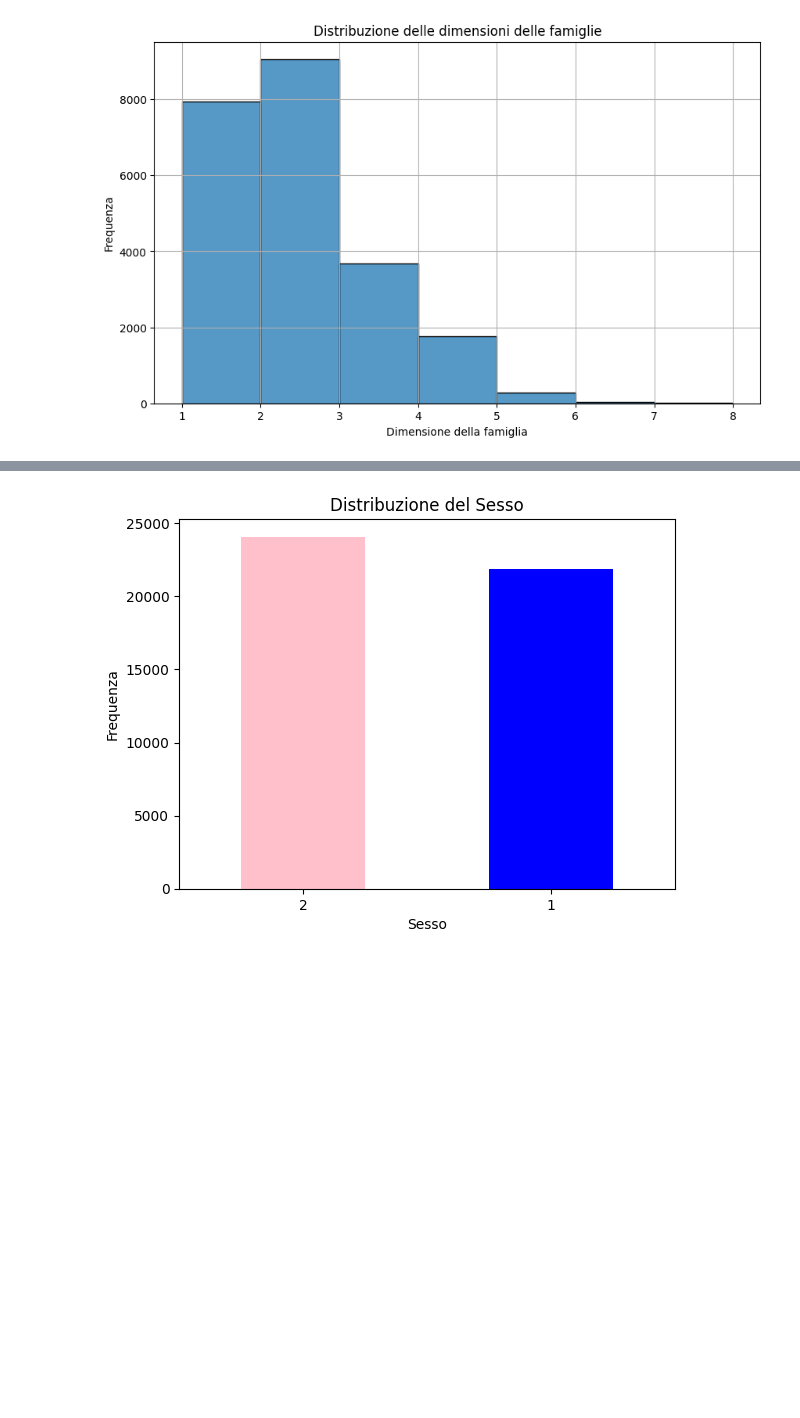
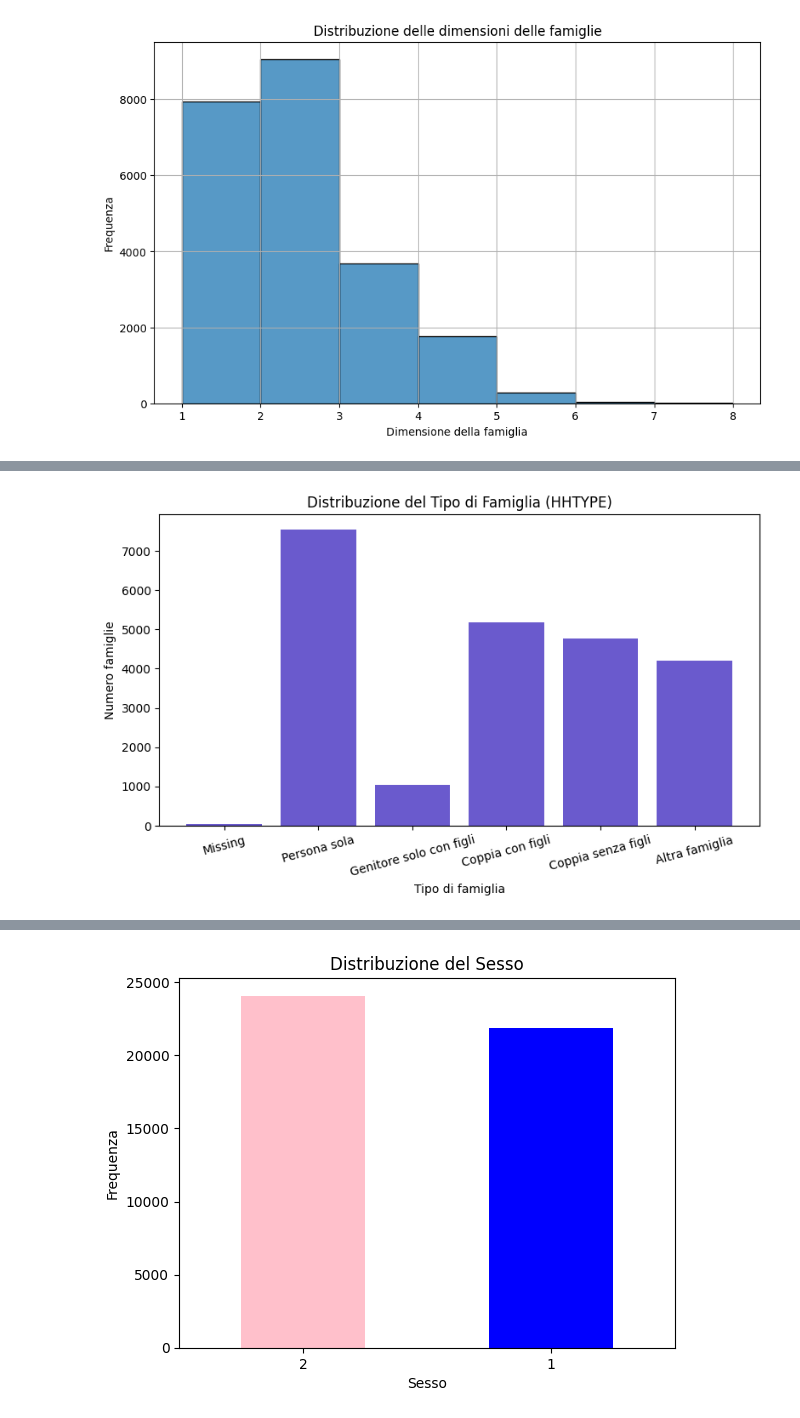
Before and after one commit to emanueleiacca/SL_ISTAT, a Jupyter notebook: MacroThemes.ipynb, the cells around one changed output, grey strips where cells are left out. Cells and saved outputs as stored; diff of their text form; code cells hidden in the pictures; blank space fills up the shorter version.

```diff
--- a/MacroThemes.ipynb
+++ b/MacroThemes.ipynb
@@ -424,0 +457,28 @@ df = df.drop(columns=['PID2'])
+# %%
+hhtype_labels = {
+    -1: "Missing",
+    1: "Persona sola",
+    2: "Genitore solo con figli",
+    3: "Coppia con figli",
+    4: "Coppia senza figli",
+    5: "Altra famiglia"
+}
+
+# Estrai una riga per famiglia
+df_fam_types = df_tema_anagrafe_famiglia[['HHID2', 'HHTYPE']].drop_duplicates(subset='HHID2')
+
+# Conta e mappa le etichette
+hhtype_counts = df_fam_types['HHTYPE'].value_counts().sort_index()
+labels = [hhtype_labels.get(code, str(code)) for code in hhtype_counts.index]
+
+# Plot
+plt.figure(figsize=(8, 5))
+plt.bar(labels, hhtype_counts.values, color='slateblue')
+plt.title("Distribuzione del Tipo di Famiglia (HHTYPE)")
+plt.xlabel("Tipo di famiglia")
+plt.ylabel("Numero famiglie")
+plt.xticks(rotation=15)
+plt.tight_layout()
+plt.show()
+# %% [output]
+[figure, added]
```
Also changed, not shown: parts of 28 cells of this notebook, 1 other file.
